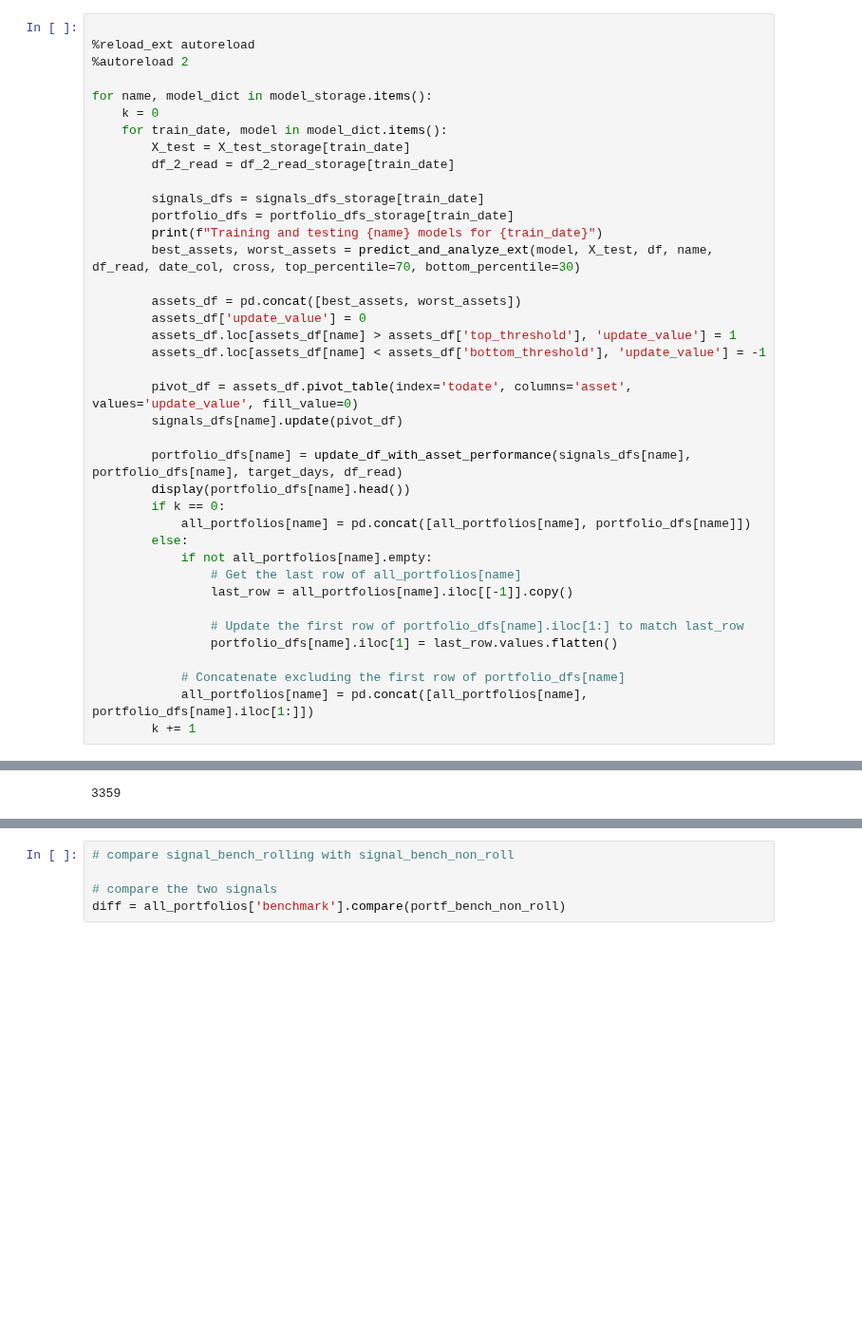
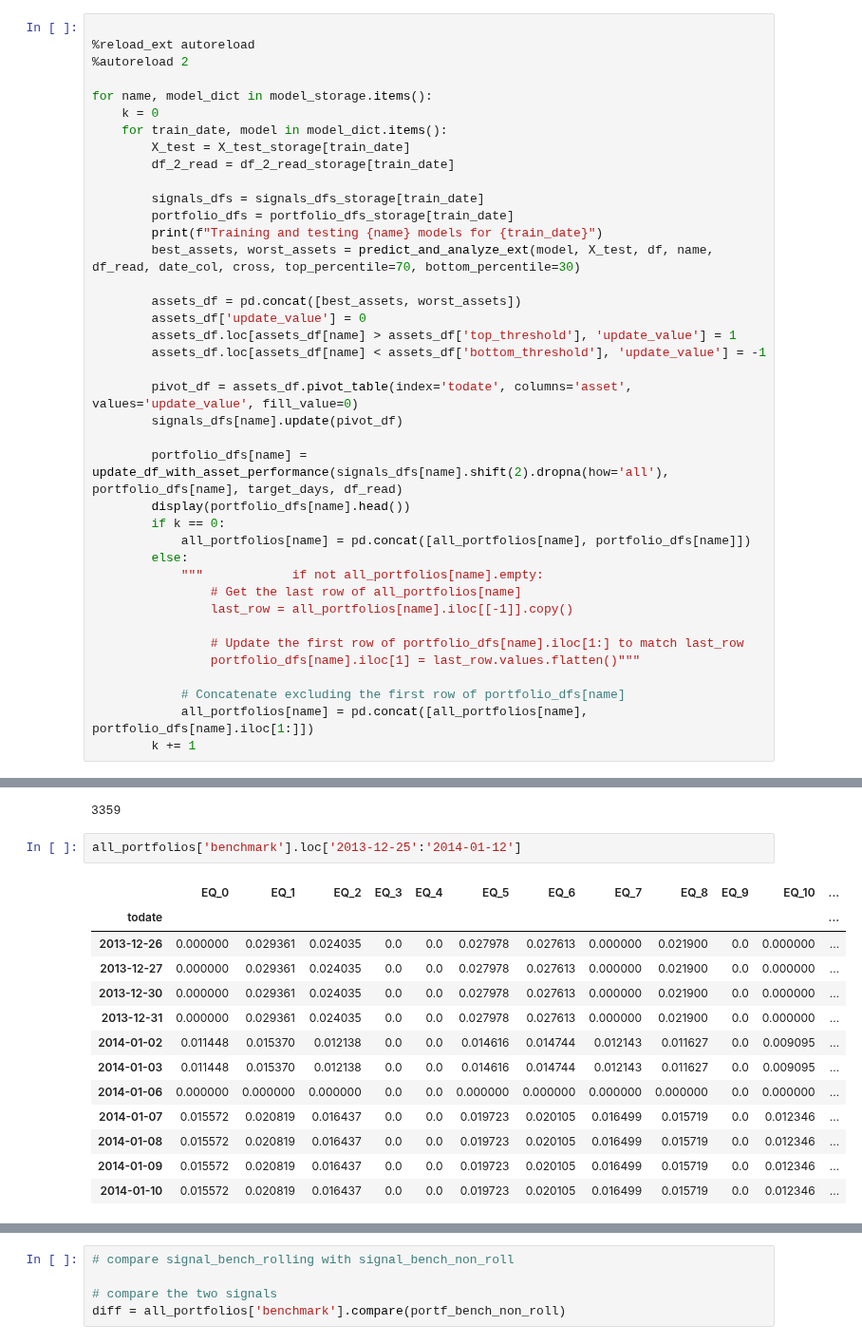
Before and after one commit to OscarAzrak/Master-thesis, a Jupyter notebook: Files/Codes_ts_rolling.ipynb, the cells around one changed output, grey strips where cells are left out. Shown at 95% size. Drawn from its saved outputs; the diff is of its cells as text; blank space fills up the shorter version.

```diff
--- a/Files/Codes_ts_rolling.ipynb
+++ b/Files/Codes_ts_rolling.ipynb
@@ -221,17 +221,17 @@ for name, model_dict in model_storage.items():
         pivot_df = assets_df.pivot_table(index='todate', columns='asset', values='update_value', fill_value=0)
         signals_dfs[name].update(pivot_df)
 
-        portfolio_dfs[name] = update_df_with_asset_performance(signals_dfs[name], portfolio_dfs[name], target_days, df_read)
+        portfolio_dfs[name] = update_df_with_asset_performance(signals_dfs[name].shift(2).dropna(how='all'), portfolio_dfs[name], target_days, df_read)
         display(portfolio_dfs[name].head())
         if k == 0:
             all_portfolios[name] = pd.concat([all_portfolios[name], portfolio_dfs[name]])
         else:
-            if not all_portfolios[name].empty:
+            """            if not all_portfolios[name].empty:
                 # Get the last row of all_portfolios[name]
                 last_row = all_portfolios[name].iloc[[-1]].copy()
 
                 # Update the first row of portfolio_dfs[name].iloc[1:] to match last_row
-                portfolio_dfs[name].iloc[1] = last_row.values.flatten()
+                portfolio_dfs[name].iloc[1] = last_row.values.flatten()"""
 
             # Concatenate excluding the first row of portfolio_dfs[name]
             all_portfolios[name] = pd.concat([all_portfolios[name], portfolio_dfs[name].iloc[1:]])
@@ -288,3 +288,19 @@ len(all_portfolios['benchmark'])
 #portf_bench_rolling = pd.concat([signals_dfs_storage[pd.Timestamp('2011-01-05 00:00:00')]['benchmark'], signals_dfs_storage[pd.Timestamp('2021-01-05 00:00:00')]['benchmark']])
 # %% [output]
 3359
+# %%
+all_portfolios['benchmark'].loc['2013-12-25':'2014-01-12']
+# %% [output]
+|  | EQ_0 | EQ_1 | EQ_2 | EQ_3 | EQ_4 | EQ_5 | EQ_6 | EQ_7 | EQ_8 | EQ_9 | EQ_10 | ... |
+| todate |  |  |  |  |  |  |  |  |  |  |  | ... |
+| 2013-12-26 | 0.000000 | 0.029361 | 0.024035 | 0.0 | 0.0 | 0.027978 | 0.027613 | 0.000000 | 0.021900 | 0.0 | 0.000000 | ... |
+| 2013-12-27 | 0.000000 | 0.029361 | 0.024035 | 0.0 | 0.0 | 0.027978 | 0.027613 | 0.000000 | 0.021900 | 0.0 | 0.000000 | ... |
+| 2013-12-30 | 0.000000 | 0.029361 | 0.024035 | 0.0 | 0.0 | 0.027978 | 0.027613 | 0.000000 | 0.021900 | 0.0 | 0.000000 | ... |
+| 2013-12-31 | 0.000000 | 0.029361 | 0.024035 | 0.0 | 0.0 | 0.027978 | 0.027613 | 0.000000 | 0.021900 | 0.0 | 0.000000 | ... |
+| 2014-01-02 | 0.011448 | 0.015370 | 0.012138 | 0.0 | 0.0 | 0.014616 | 0.014744 | 0.012143 | 0.011627 | 0.0 | 0.009095 | ... |
+| 2014-01-03 | 0.011448 | 0.015370 | 0.012138 | 0.0 | 0.0 | 0.014616 | 0.014744 | 0.012143 | 0.011627 | 0.0 | 0.009095 | ... |
+| 2014-01-06 | 0.000000 | 0.000000 | 0.000000 | 0.0 | 0.0 | 0.000000 | 0.000000 | 0.000000 | 0.000000 | 0.0 | 0.000000 | ... |
+| 2014-01-07 | 0.015572 | 0.020819 | 0.016437 | 0.0 | 0.0 | 0.019723 | 0.020105 | 0.016499 | 0.015719 | 0.0 | 0.012346 | ... |
+| 2014-01-08 | 0.015572 | 0.020819 | 0.016437 | 0.0 | 0.0 | 0.019723 | 0.020105 | 0.016499 | 0.015719 | 0.0 | 0.012346 | ... |
+| 2014-01-09 | 0.015572 | 0.020819 | 0.016437 | 0.0 | 0.0 | 0.019723 | 0.020105 | 0.016499 | 0.015719 | 0.0 | 0.012346 | ... |
+| 2014-01-10 | 0.015572 | 0.020819 | 0.016437 | 0.0 | 0.0 | 0.019723 | 0.020105 | 0.016499 | 0.015719 | 0.0 | 0.012346 | ... |
```
Also changed, not shown: parts of 2 cells of this notebook, 2 other files.
